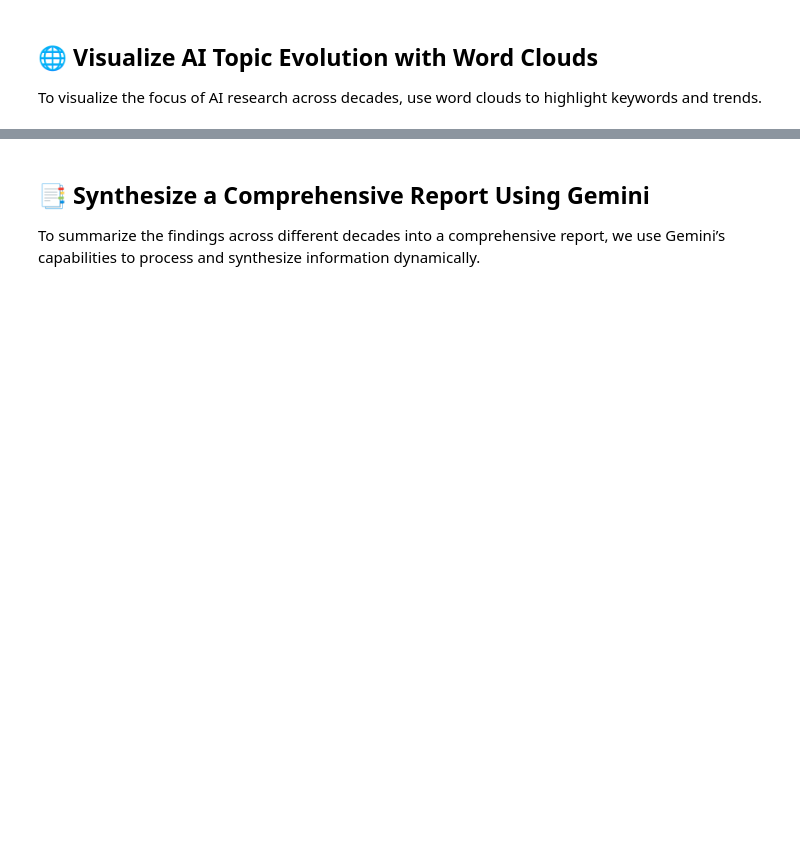
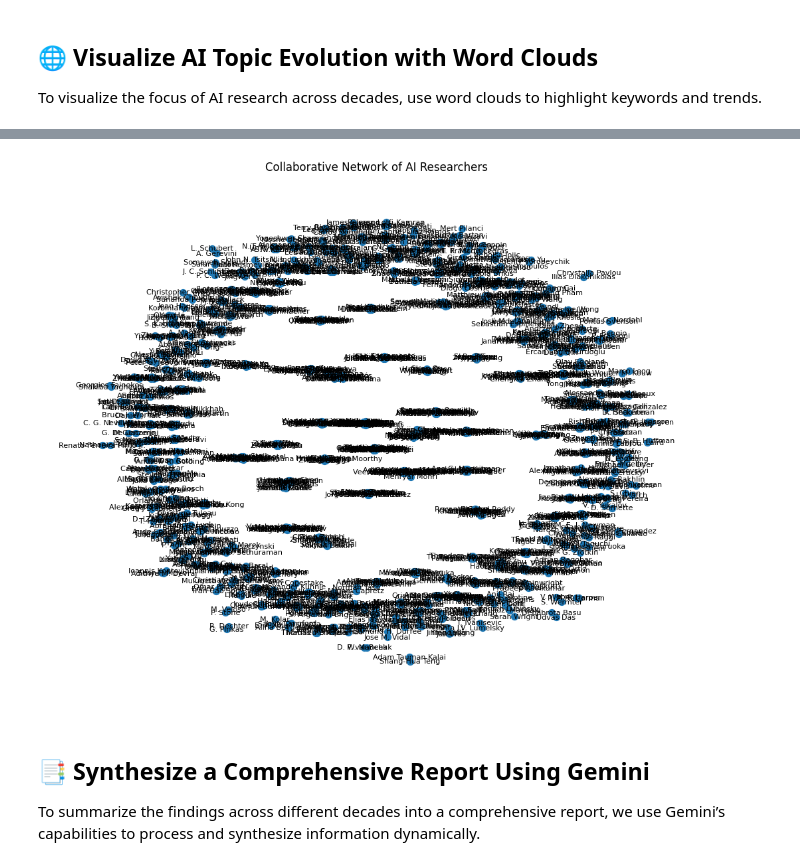
Before and after one commit to NehaDas25/Historical-Evolution-of-AI-Research---A-Decade-Wise-Comparative-Analysis, a Jupyter notebook: historical-evolution-of-scientific-literature-com.ipynb, the cells around one changed output, grey strips where cells are left out. Drawn from its saved outputs; the diff is of its cells as text; code cells hidden in the pictures; blank space fills up the shorter version.

```diff
--- a/historical-evolution-of-scientific-literature-com.ipynb
+++ b/historical-evolution-of-scientific-literature-com.ipynb
@@ -619,3 +625,17 @@ generate_word_cloud(summary_2020s, "AI Research Focus in the 2020s")
+# %%
+G = nx.Graph()
+for authors_list in df['authors']:
+    authors = eval(authors_list)
+    for i in range(len(authors)):
+        for j in range(i + 1, len(authors)):
+            G.add_edge(authors[i], authors[j])
+
+plt.figure(figsize=(10, 8))
+nx.draw(G, with_labels=True, node_size=50, font_size=8)
+plt.title("Collaborative Network of AI Researchers")
+plt.show()
+# %% [output]
+[figure, added]
 # %% [markdown]
 ## 📑 Synthesize a Comprehensive Report Using Gemini
 
```
Also changed, not shown: parts of 23 cells of this notebook.
